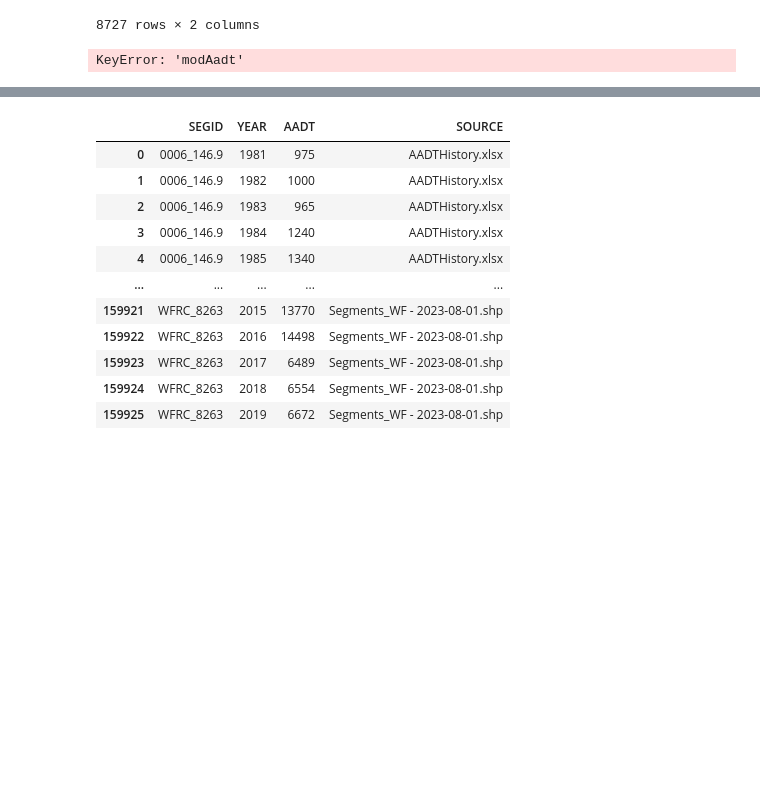
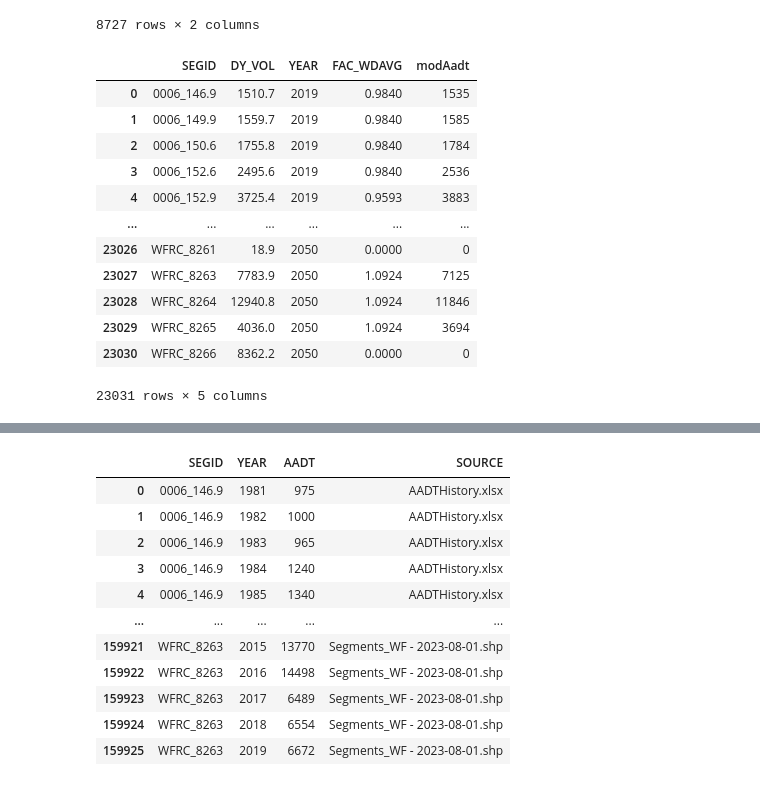
Before and after one commit to WFRCAnalytics/Traffic-Volume-Forecasts, a Jupyter notebook: 3-Prepare-Model-Forecasts.ipynb, the cells around one changed output, grey strips where cells are left out. Cells and saved outputs as stored; diff of their text form; code cells hidden in the pictures; blank space fills up the shorter version.

```diff
--- a/3-Prepare-Model-Forecasts.ipynb
+++ b/3-Prepare-Model-Forecasts.ipynb
@@ -87,25 +87,37 @@ display(dfWkDyFac)
 # %%
 import numpy as np
 
 # Your existing code for merging and filling NA
 _df = pd.DataFrame.merge(dfMdlVol, dfWkDyFac, on='SEGID', how='left')
 _df.fillna(0, inplace=True)
 
 # Create a mask where the denominator is zero
 mask_zero_denominator = _df[colWeekdayFactor] == 0
 
 # Apply the division only where the denominator is not zero, and set the value to 0 where it is zero
-_df['modAADT'] = np.where(mask_zero_denominator, 0, _df['DY_VOL'] / _df[colWeekdayFactor])
+_df['modAadt'] = np.where(mask_zero_denominator, 0, _df['DY_VOL'] / _df[colWeekdayFactor])
 
 # Convert to integer as you had before
 _df['modAadt'] = _df['modAadt'].astype(int)
 
-dfmodAadt = _df
+dfModAadt = _df
 
 # Display the DataFrame
 display(dfModAadt)
 # %% [output]
+|  | SEGID | DY_VOL | YEAR | FAC_WDAVG | modAadt |
+| 0 | 0006_146.9 | 1510.7 | 2019 | 0.9840 | 1535 |
+| 1 | 0006_149.9 | 1559.7 | 2019 | 0.9840 | 1585 |
+| 2 | 0006_150.6 | 1755.8 | 2019 | 0.9840 | 1784 |
+| 3 | 0006_152.6 | 2495.6 | 2019 | 0.9840 | 2536 |
+| 4 | 0006_152.9 | 3725.4 | 2019 | 0.9593 | 3883 |
+| ... | ... | ... | ... | ... | ... |
+| 23026 | WFRC_8261 | 18.9 | 2050 | 0.0000 | 0 |
+| 23027 | WFRC_8263 | 7783.9 | 2050 | 1.0924 | 7125 |
+| 23028 | WFRC_8264 | 12940.8 | 2050 | 1.0924 | 11846 |
+| 23029 | WFRC_8265 | 4036.0 | 2050 | 1.0924 | 3694 |
+| 23030 | WFRC_8266 | 8362.2 | 2050 | 0.0000 | 0 |
-KeyError: 'modAadt'
+23031 rows × 5 columns
 # %%
 # SHOW WHERE FAC_WDAVG is 0... KEEP ZERO UNTIL FIGURE OUT WHAT TO DO!
 dfModAadt[dfModAadt[colWeekdayFactor]==0]
```
Also changed, not shown: parts of 7 cells of this notebook, 6 other files.
